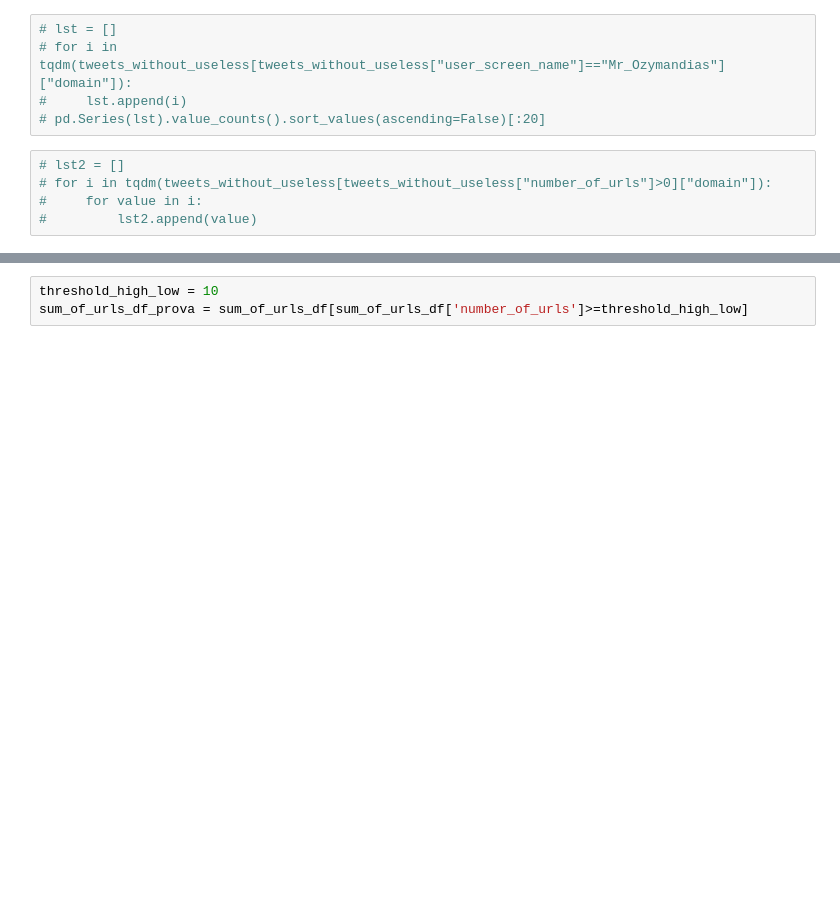
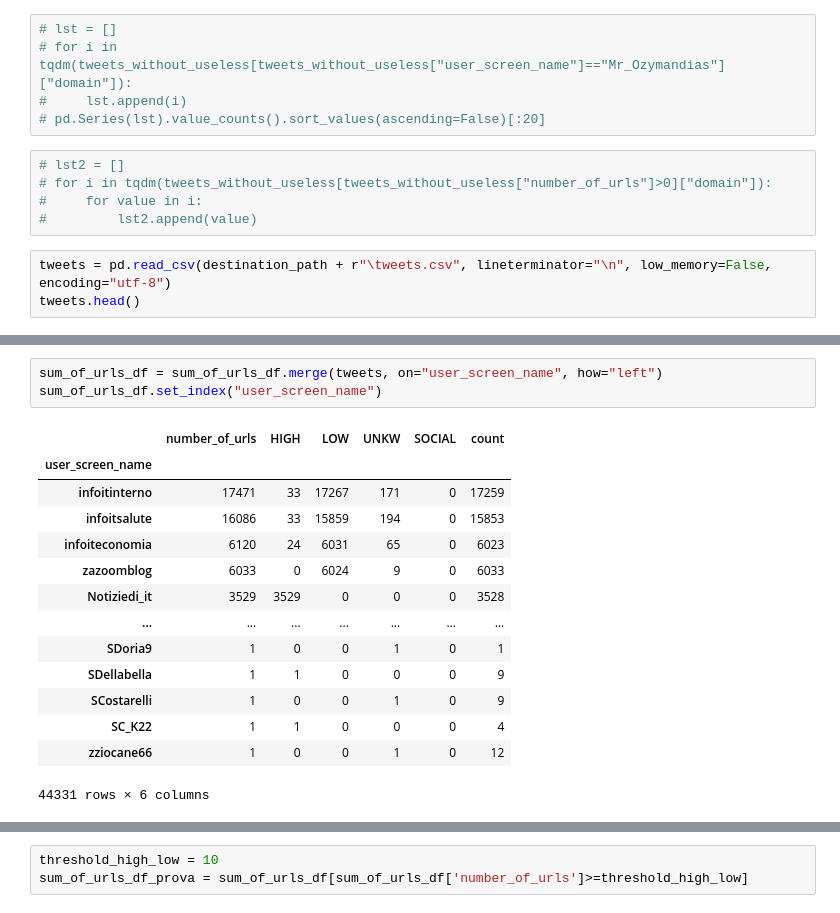
Before and after one commit to gi-ux/Vaccines_Discussion_Italy, a Jupyter notebook: Italian/notebook/domains/2.Domains.ipynb, the cells around one changed output, grey strips where cells are left out. Saved outputs shown, nothing was run; the diff lists cells and outputs as text; blank space fills up the shorter version.

```diff
--- a/Italian/notebook/domains/2.Domains.ipynb
+++ b/Italian/notebook/domains/2.Domains.ipynb
@@ -267,3 +267,6 @@ Volume classified: 67.0%
 # for i in tqdm(tweets_without_useless[tweets_without_useless["number_of_urls"]>0]["domain"]):
 #     for value in i:
 #         lst2.append(value)
+# %%
+tweets = pd.read_csv(destination_path + r"\tweets.csv", lineterminator="\n", low_memory=False, encoding="utf-8")
+tweets.head()
@@ -287,3 +328,21 @@ sum_of_urls_df.head(10)
+# %%
+sum_of_urls_df = sum_of_urls_df.merge(tweets, on="user_screen_name", how="left")
+sum_of_urls_df.set_index("user_screen_name")
+# %% [output]
+|  | number_of_urls | HIGH | LOW | UNKW | SOCIAL | count |
+| user_screen_name |  |  |  |  |  |  |
+| infoitinterno | 17471 | 33 | 17267 | 171 | 0 | 17259 |
+| infoitsalute | 16086 | 33 | 15859 | 194 | 0 | 15853 |
+| infoiteconomia | 6120 | 24 | 6031 | 65 | 0 | 6023 |
+| zazoomblog | 6033 | 0 | 6024 | 9 | 0 | 6033 |
+| Notiziedi_it | 3529 | 3529 | 0 | 0 | 0 | 3528 |
+| ... | ... | ... | ... | ... | ... | ... |
+| SDoria9 | 1 | 0 | 0 | 1 | 0 | 1 |
+| SDellabella | 1 | 1 | 0 | 0 | 0 | 9 |
+| SCostarelli | 1 | 0 | 0 | 1 | 0 | 9 |
+| SC_K22 | 1 | 1 | 0 | 0 | 0 | 4 |
+| zziocane66 | 1 | 0 | 0 | 1 | 0 | 12 |
+44331 rows × 6 columns
 # %%
 sum_of_urls_df.corr()
 # %% [output]
```
Also changed, not shown: parts of 19 cells of this notebook, 12 other files.
